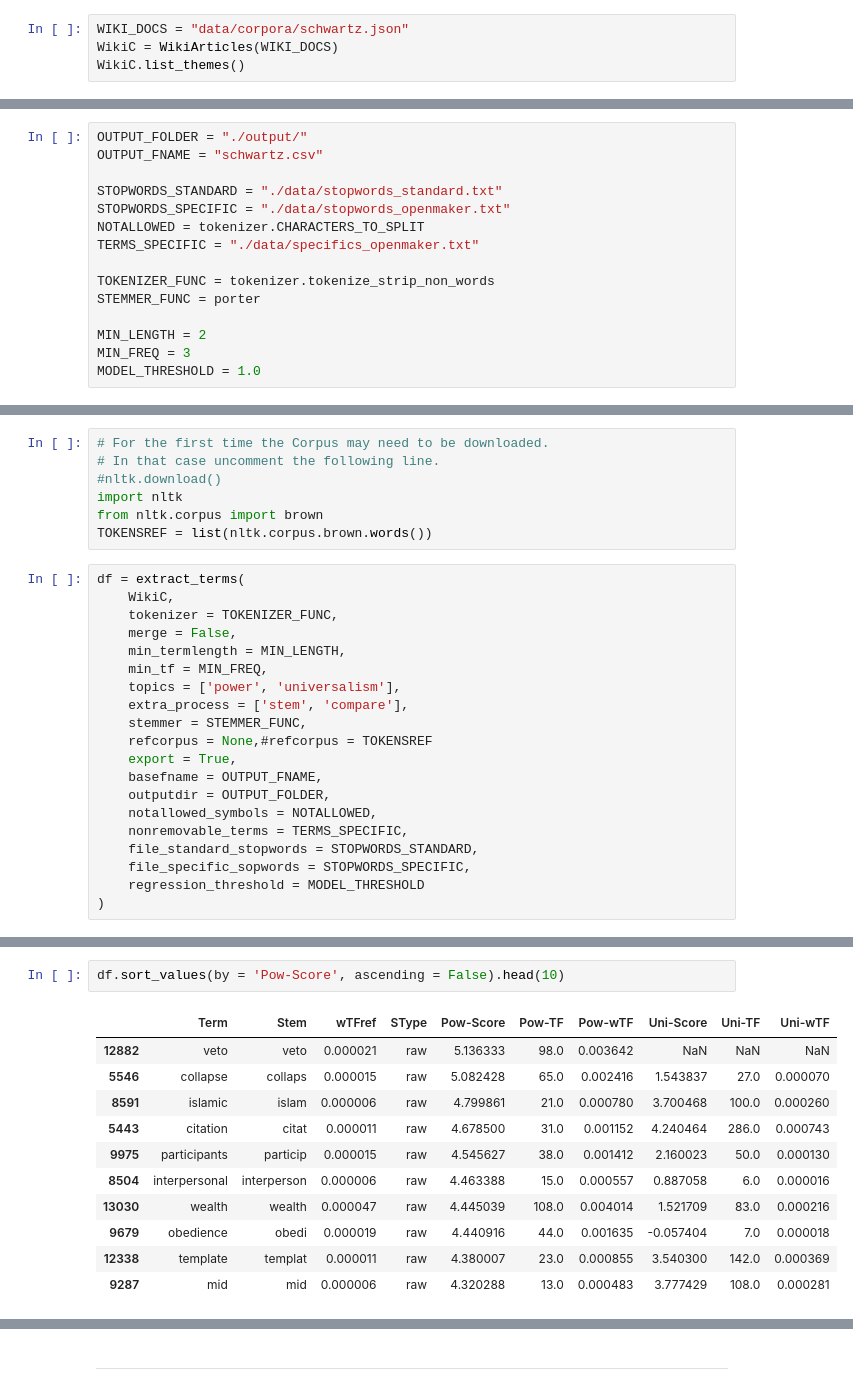
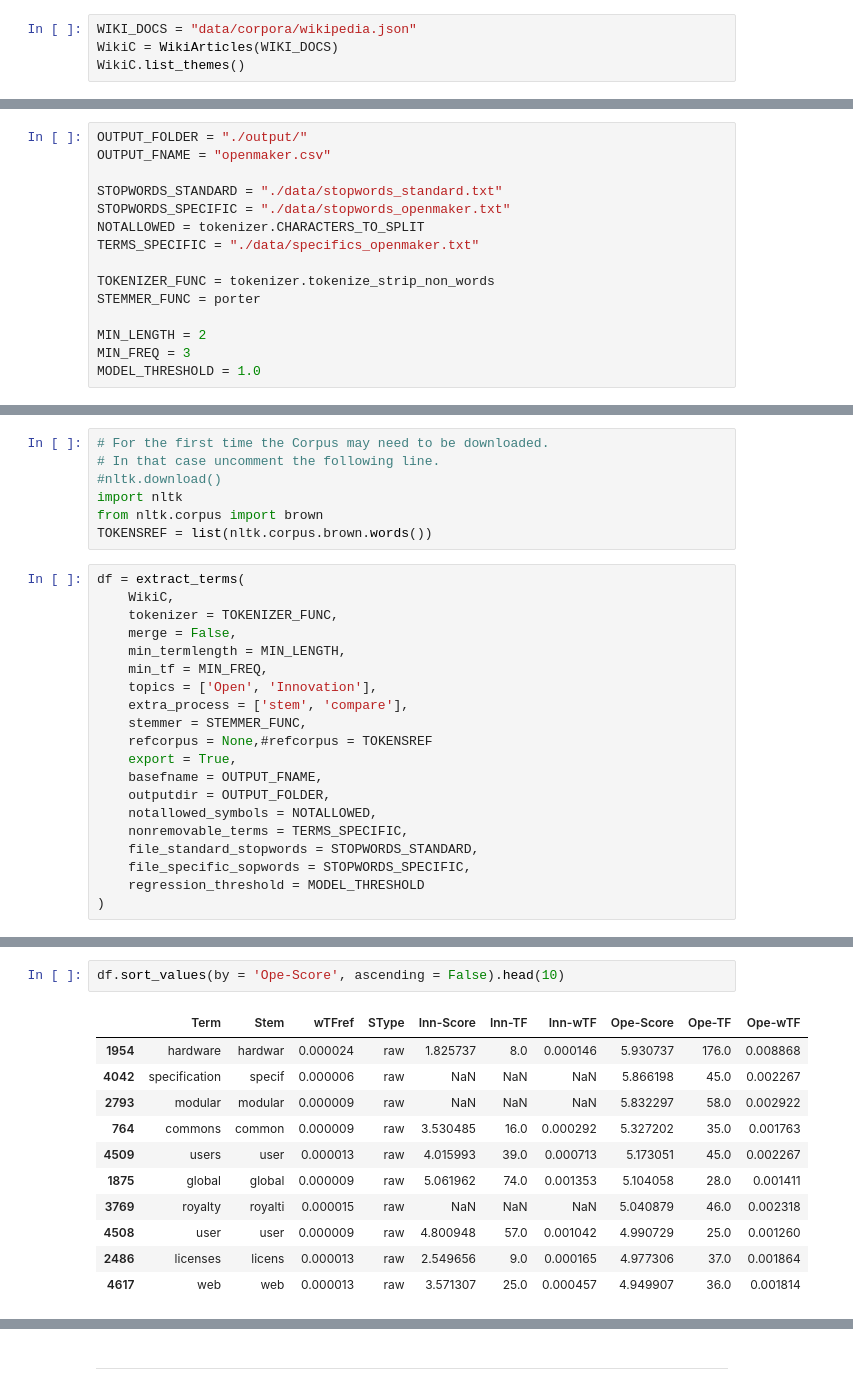
Before and after one commit to bulentozel/omterms, a Jupyter notebook: tutorial.ipynb, the cells around one changed output, grey strips where cells are left out. Cells and saved outputs as stored; diff of their text form.

```diff
--- a/tutorial.ipynb
+++ b/tutorial.ipynb
@@ -365,7 +365,7 @@ class WikiArticles(builtins.object)
 # %% [markdown]
 #### Importing and preparing the WikiCorpus
 # %%
-WIKI_DOCS = "data/corpora/schwartz.json"
+WIKI_DOCS = "data/corpora/wikipedia.json"
 WikiC = WikiArticles(WIKI_DOCS)
 WikiC.list_themes()
 # %% [output]
@@ -384,7 +380,7 @@ Number of documents in the corpus: 563
 #### Setting the configuration paremeters
 # %%
 OUTPUT_FOLDER = "./output/"
-OUTPUT_FNAME = "schwartz.csv"
+OUTPUT_FNAME = "openmaker.csv"
 
 STOPWORDS_STANDARD = "./data/stopwords_standard.txt"
 STOPWORDS_SPECIFIC = "./data/stopwords_openmaker.txt"
@@ -504,7 +508,7 @@ df = extract_terms(
     merge = False,
     min_termlength = MIN_LENGTH,
     min_tf = MIN_FREQ,
-    topics = ['power', 'universalism'],
+    topics = ['Open', 'Innovation'],
     extra_process = ['stem', 'compare'],
     stemmer = STEMMER_FUNC,
     refcorpus = None,#refcorpus = TOKENSREF
@@ -538,15 +551,15 @@ Results are exported to file: ./output/schwartz.csv
 # %%
-df.sort_values(by = 'Pow-Score', ascending = False).head(10)
+df.sort_values(by = 'Ope-Score', ascending = False).head(10)
 # %% [output]
-|  | Term | Stem | wTFref | SType | Pow-Score | Pow-TF | Pow-wTF | Uni-Score | Uni-TF | Uni-wTF |
-| 12882 | veto | veto | 0.000021 | raw | 5.136333 | 98.0 | 0.003642 | NaN | NaN | NaN |
-| 5546 | collapse | collaps | 0.000015 | raw | 5.082428 | 65.0 | 0.002416 | 1.543837 | 27.0 | 0.000070 |
-| 8591 | islamic | islam | 0.000006 | raw | 4.799861 | 21.0 | 0.000780 | 3.700468 | 100.0 | 0.000260 |
-| 5443 | citation | citat | 0.000011 | raw | 4.678500 | 31.0 | 0.001152 | 4.240464 | 286.0 | 0.000743 |
-| 9975 | participants | particip | 0.000015 | raw | 4.545627 | 38.0 | 0.001412 | 2.160023 | 50.0 | 0.000130 |
-| 8504 | interpersonal | interperson | 0.000006 | raw | 4.463388 | 15.0 | 0.000557 | 0.887058 | 6.0 | 0.000016 |
-| 13030 | wealth | wealth | 0.000047 | raw | 4.445039 | 108.0 | 0.004014 | 1.521709 | 83.0 | 0.000216 |
-| 9679 | obedience | obedi | 0.000019 | raw | 4.440916 | 44.0 | 0.001635 | -0.057404 | 7.0 | 0.000018 |
-| 12338 | template | templat | 0.000011 | raw | 4.380007 | 23.0 | 0.000855 | 3.540300 | 142.0 | 0.000369 |
-| 9287 | mid | mid | 0.000006 | raw | 4.320288 | 13.0 | 0.000483 | 3.777429 | 108.0 | 0.000281 |
+|  | Term | Stem | wTFref | SType | Inn-Score | Inn-TF | Inn-wTF | Ope-Score | Ope-TF | Ope-wTF |
+| 1954 | hardware | hardwar | 0.000024 | raw | 1.825737 | 8.0 | 0.000146 | 5.930737 | 176.0 | 0.008868 |
+| 4042 | specification | specif | 0.000006 | raw | NaN | NaN | NaN | 5.866198 | 45.0 | 0.002267 |
+| 2793 | modular | modular | 0.000009 | raw | NaN | NaN | NaN | 5.832297 | 58.0 | 0.002922 |
+| 764 | commons | common | 0.000009 | raw | 3.530485 | 16.0 | 0.000292 | 5.327202 | 35.0 | 0.001763 |
+| 4509 | users | user | 0.000013 | raw | 4.015993 | 39.0 | 0.000713 | 5.173051 | 45.0 | 0.002267 |
+| 1875 | global | global | 0.000009 | raw | 5.061962 | 74.0 | 0.001353 | 5.104058 | 28.0 | 0.001411 |
+| 3769 | royalty | royalti | 0.000015 | raw | NaN | NaN | NaN | 5.040879 | 46.0 | 0.002318 |
+| 4508 | user | user | 0.000009 | raw | 4.800948 | 57.0 | 0.001042 | 4.990729 | 25.0 | 0.001260 |
+| 2486 | licenses | licens | 0.000013 | raw | 2.549656 | 9.0 | 0.000165 | 4.977306 | 37.0 | 0.001864 |
+| 4617 | web | web | 0.000013 | raw | 3.571307 | 25.0 | 0.000457 | 4.949907 | 36.0 | 0.001814 |
 # %%
```
Also changed, not shown: parts of 46 cells of this notebook, 25 other files.
